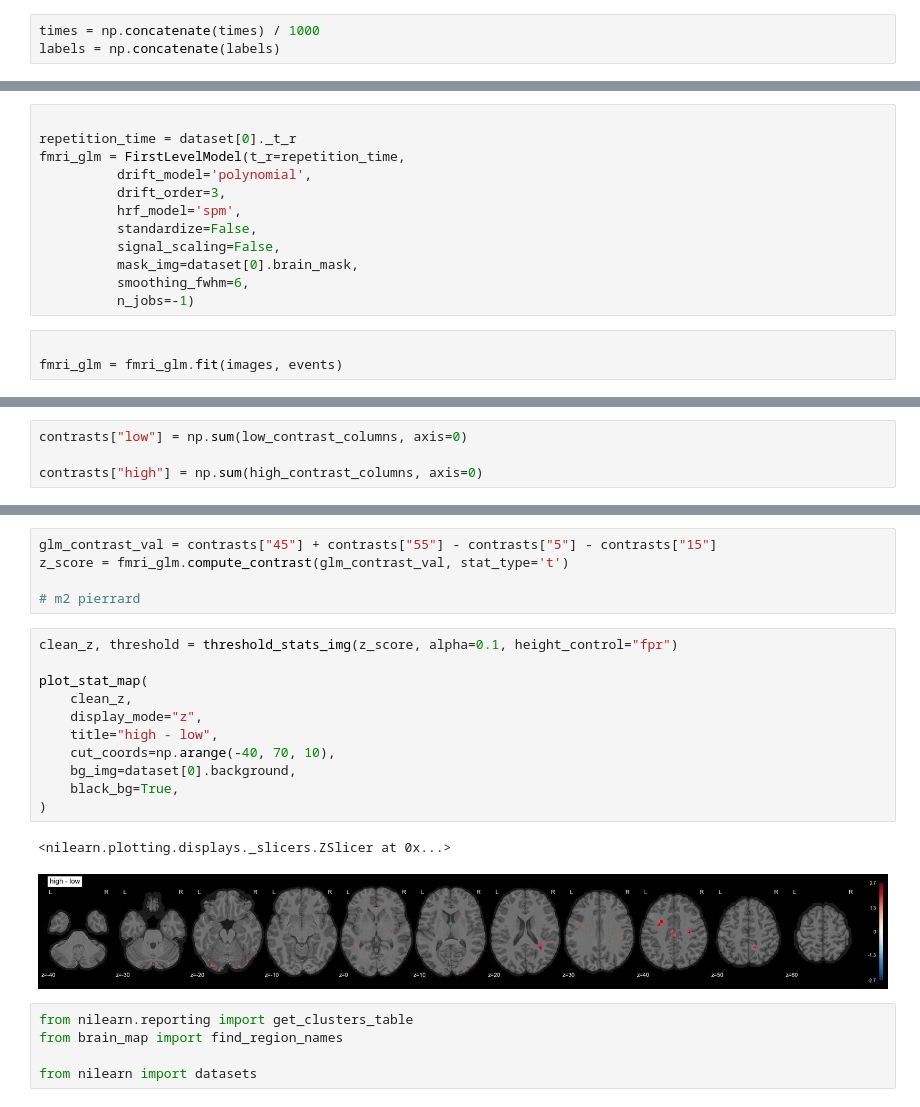
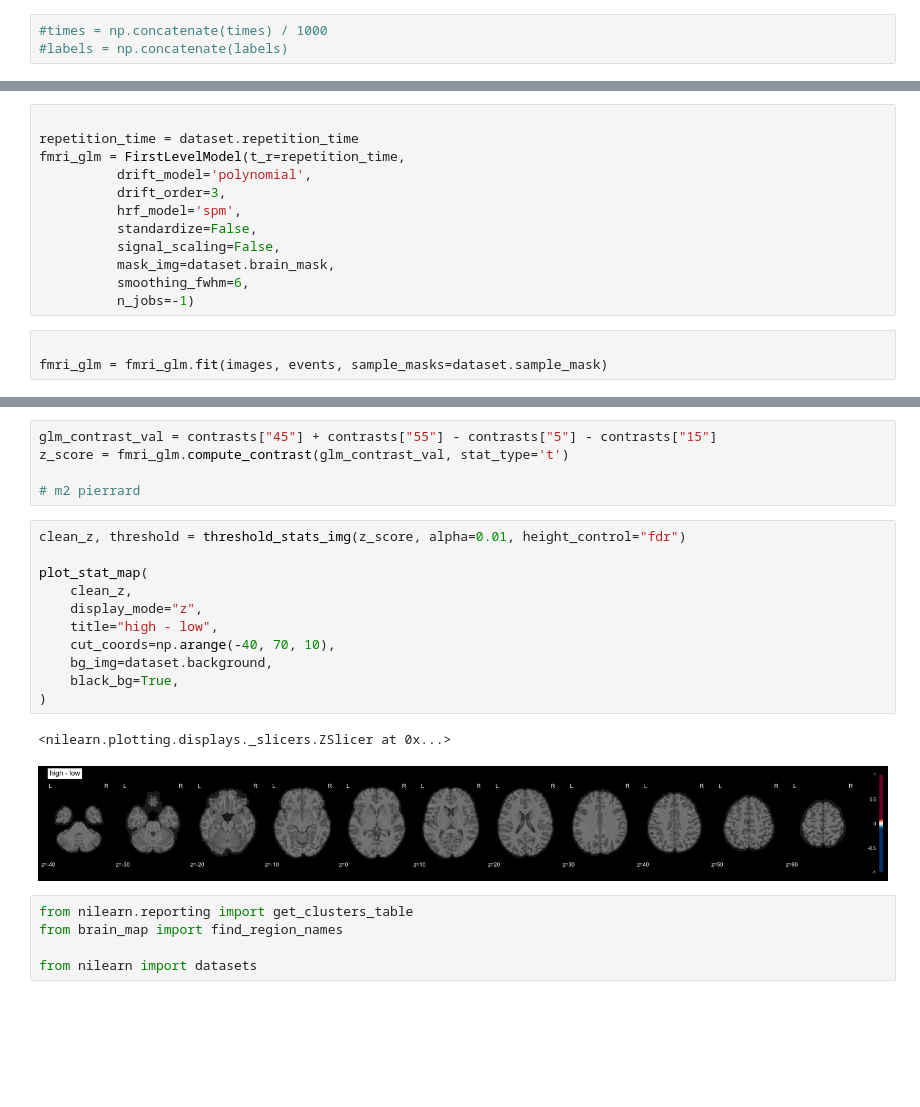
Before and after one commit to mducat/scz_familiarity_fMRI_ML, a Jupyter notebook: mri_single_subject.ipynb, the cells around one changed output, grey strips where cells are left out. Drawn from its saved outputs; the diff is of its cells as text; blank space fills up the shorter version.

Commit message:
[+] labels chk

```diff
--- a/mri_single_subject.ipynb
+++ b/mri_single_subject.ipynb
@@ -78,6 +56,6 @@ images = concat_imgs(images)
 # %%
-times = np.concatenate(times) / 1000
-labels = np.concatenate(labels)
+#times = np.concatenate(times) / 1000
+#labels = np.concatenate(labels)
 # %%
 times.shape
 # %% [output]
@@ -102,19 +80,19 @@ from nilearn.plotting import plot_design_matrix
 from nilearn.glm.first_level import FirstLevelModel
 # %%
 
-repetition_time = dataset[0]._t_r
+repetition_time = dataset.repetition_time
 fmri_glm = FirstLevelModel(t_r=repetition_time,
           drift_model='polynomial',
           drift_order=3,
           hrf_model='spm',
           standardize=False,
           signal_scaling=False,
-          mask_img=dataset[0].brain_mask,
+          mask_img=dataset.brain_mask,
           smoothing_fwhm=6,
           n_jobs=-1)
 # %%
 
-fmri_glm = fmri_glm.fit(images, events)
+fmri_glm = fmri_glm.fit(images, events, sample_masks=dataset.sample_mask)
 # %%
 n_scans = images.shape[-1]
 TR = repetition_time
@@ -191,7 +161,3 @@ for key, column in contrasts.items():
-# %%
-contrasts["low"] = np.sum(low_contrast_columns, axis=0)
-
-contrasts["high"] = np.sum(high_contrast_columns, axis=0)
 # %%
 glm_contrast_val = contrasts["high"] - contrasts["low"]
 glm_contrast_val
@@ -387,19 +341,19 @@ z_score = fmri_glm.compute_contrast(glm_contrast_val, stat_type='t')
 
 # m2 pierrard
 # %%
-clean_z, threshold = threshold_stats_img(z_score, alpha=0.1, height_control="fpr")
+clean_z, threshold = threshold_stats_img(z_score, alpha=0.01, height_control="fdr")
 
 plot_stat_map(
     clean_z,
     display_mode="z",
     title="high - low",
     cut_coords=np.arange(-40, 70, 10),
-    bg_img=dataset[0].background,
+    bg_img=dataset.background,
     black_bg=True,
 )
 # %% [output]
 <nilearn.plotting.displays._slicers.ZSlicer at 0x...>
-[figure, old version]
+[figure, new version]
 # %%
 from nilearn.reporting import get_clusters_table
 from brain_map import find_region_names
```
Also changed, not shown: parts of 25 cells of this notebook, 10 other files.
